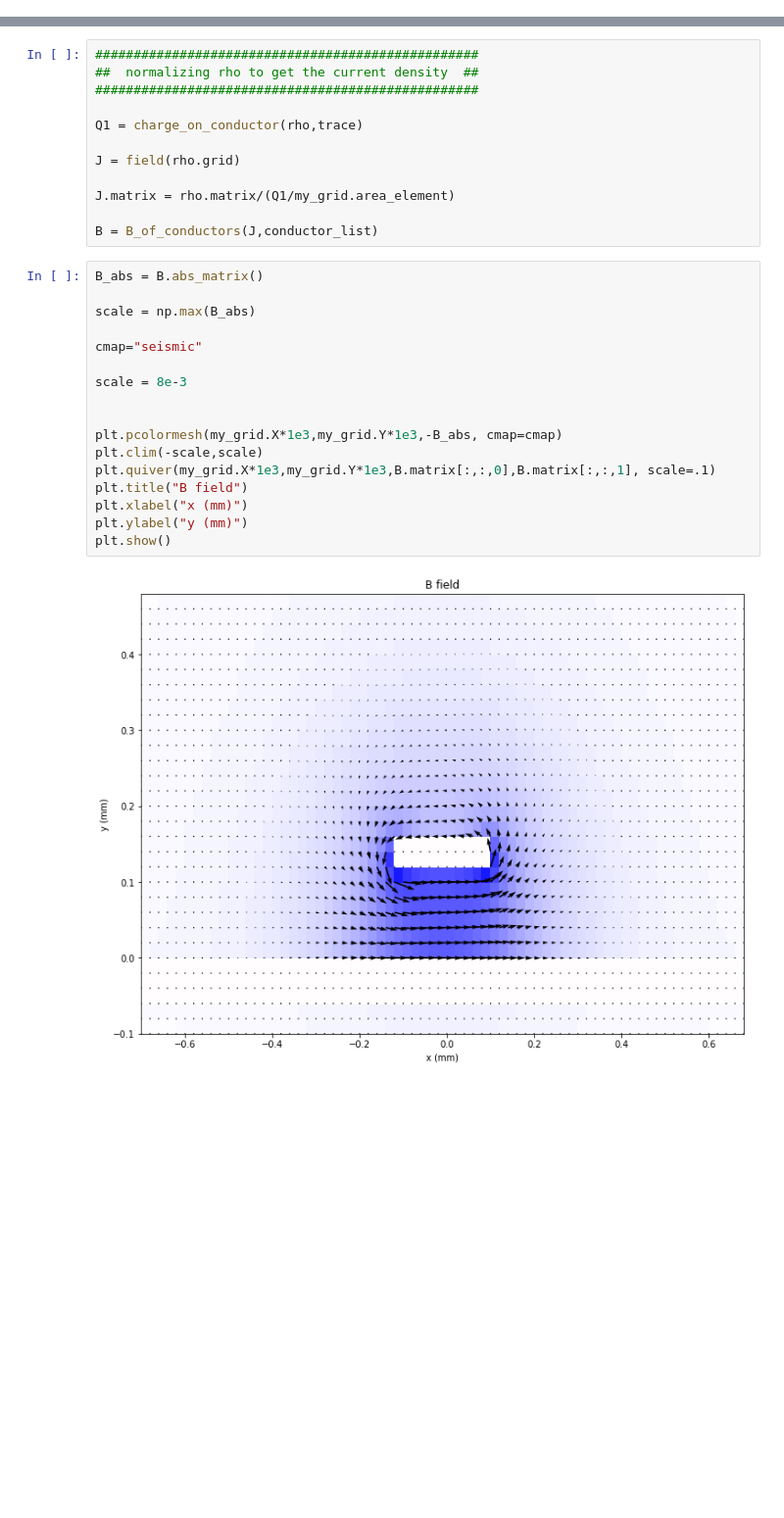
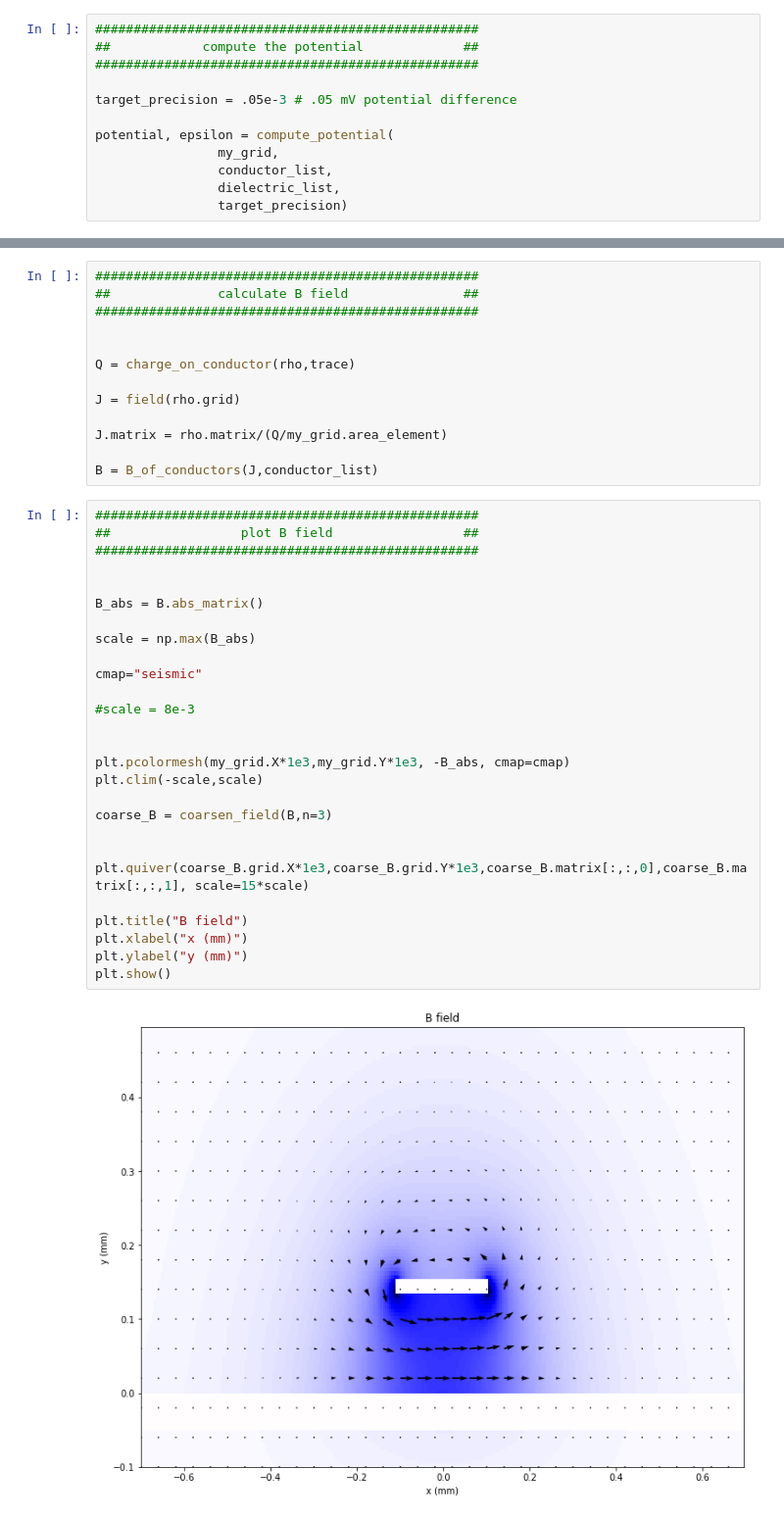
Before and after one commit to acidbourbon/lab_bench, a Jupyter notebook: workdir/jupyter/misc_mw/field_solver/laplace2D_microstrip_impedance.ipynb, the cells around one changed output, grey strips where cells are left out. Shown: that part at 98% size. Cells and saved outputs as stored; diff of their text form; blank space fills up the shorter version.

```diff
--- a/workdir/jupyter/misc_mw/field_solver/laplace2D_microstrip_impedance.ipynb
+++ b/workdir/jupyter/misc_mw/field_solver/laplace2D_microstrip_impedance.ipynb
@@ -33,0 +37,12 @@ plt.show()
+# %%
+##################################################
+##            compute the potential             ##
+##################################################
+
+target_precision = .05e-3 # .05 mV potential difference
+
+potential, epsilon = compute_potential(
+                my_grid,
+                conductor_list,
+                dielectric_list,
+                target_precision)
@@ -90,32 +120,43 @@ plt.show()
 # %%
 ##################################################
-##  normalizing rho to get the current density  ##
+##              calculate B field               ##
 ##################################################
 
-Q1 = charge_on_conductor(rho,trace)
+
+Q = charge_on_conductor(rho,trace)
 
 J = field(rho.grid)
 
-J.matrix = rho.matrix/(Q1/my_grid.area_element)
+J.matrix = rho.matrix/(Q/my_grid.area_element)
 
 B = B_of_conductors(J,conductor_list)
 # %%
+##################################################
+##                 plot B field                 ##
+##################################################
+
+
 B_abs = B.abs_matrix()
 
 scale = np.max(B_abs)
 
 cmap="seismic"
 
-scale = 8e-3
+#scale = 8e-3
 
 
-plt.pcolormesh(my_grid.X*1e3,my_grid.Y*1e3,-B_abs, cmap=cmap)
+plt.pcolormesh(my_grid.X*1e3,my_grid.Y*1e3, -B_abs, cmap=cmap)
 plt.clim(-scale,scale)
-plt.quiver(my_grid.X*1e3,my_grid.Y*1e3,B.matrix[:,:,0],B.matrix[:,:,1], scale=.1)
+
+coarse_B = coarsen_field(B,n=3)
+
+
+plt.quiver(coarse_B.grid.X*1e3,coarse_B.grid.Y*1e3,coarse_B.matrix[:,:,0],coarse_B.matrix[:,:,1], scale=15*scale)
+
 plt.title("B field")
 plt.xlabel("x (mm)")
 plt.ylabel("y (mm)")
 plt.show()
 # %% [output]
-[figure, old version]
+[figure, new version]
 # %%
```
Also changed, not shown: parts of 12 cells of this notebook, 2 other files.
